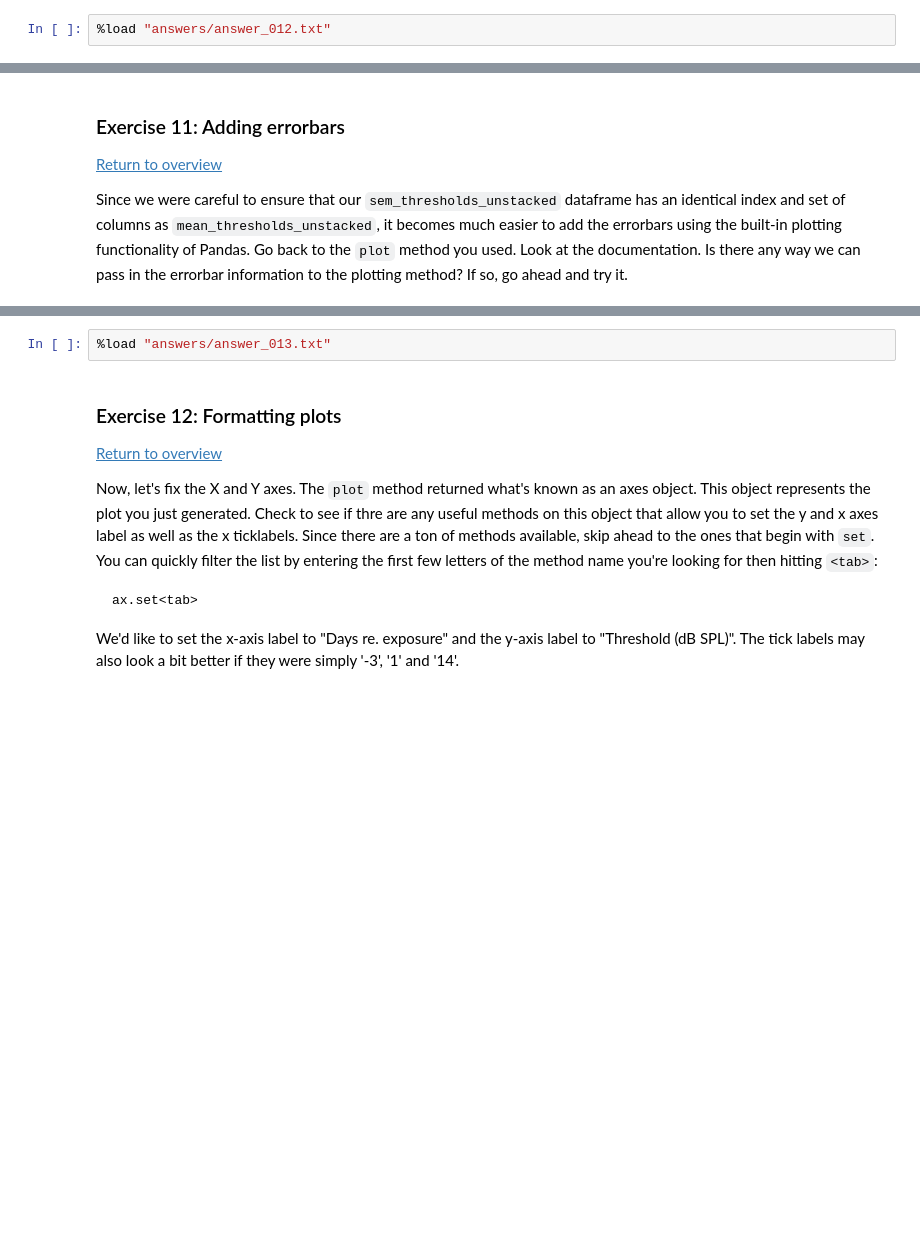
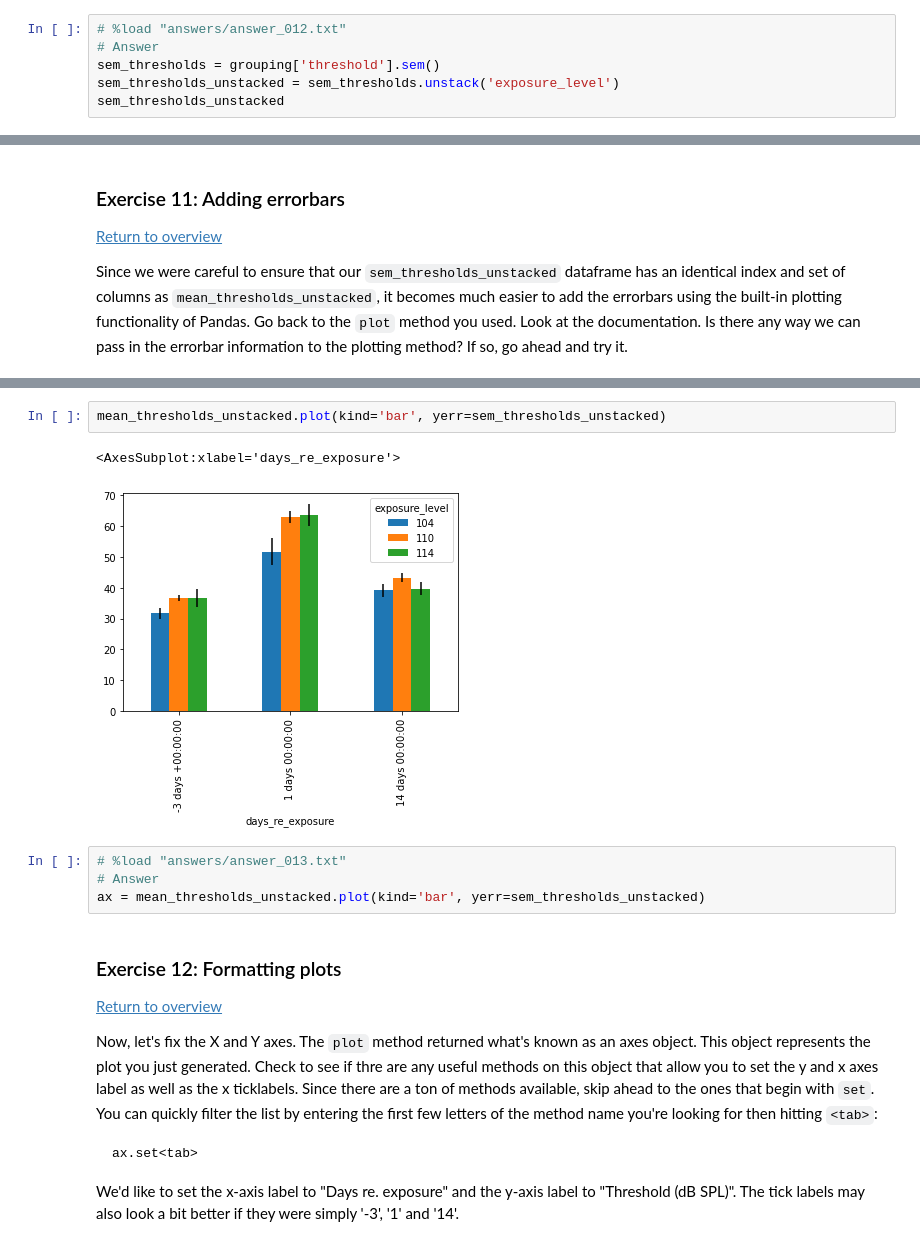
Before and after one commit to svdavid/NEUS642, a Jupyter notebook: notebooks/week3_01-18_pandas/working_with_dataframes_teacher.ipynb, the cells around one changed output, grey strips where cells are left out. Drawn from its saved outputs; the diff is of its cells as text; blank space fills up the shorter version.

```diff
--- a/notebooks/week3_01-18_pandas/working_with_dataframes_teacher.ipynb
+++ b/notebooks/week3_01-18_pandas/working_with_dataframes_teacher.ipynb
@@ -317,4 +502,8 @@ Now, scroll through the list that pops up. Does anything sound like a good candi
 
 Great, now calculate the SEM for each `exposure_level` and `days_re_exposure` group. Be sure to reshape the result so that each exposure level is a separate column (i.e., the shape should match that of `mean_thresholds_unstacked`).
 # %%
-%load "answers/answer_012.txt"
+# %load "answers/answer_012.txt"
+# Answer
+sem_thresholds = grouping['threshold'].sem()
+sem_thresholds_unstacked = sem_thresholds.unstack('exposure_level')
+sem_thresholds_unstacked
@@ -327,5 +541,12 @@ Since we were careful to ensure that our `sem_thresholds_unstacked` dataframe ha
+# %%
+mean_thresholds_unstacked.plot(kind='bar', yerr=sem_thresholds_unstacked)
+# %% [output]
+<AxesSubplot:xlabel='days_re_exposure'>
+[figure, added]
 # %%
-%load "answers/answer_013.txt"
+# %load "answers/answer_013.txt"
+# Answer
+ax = mean_thresholds_unstacked.plot(kind='bar', yerr=sem_thresholds_unstacked)
 # %% [markdown]
 <a id="26ac2c5a-f133-472b-a434-9c02ce157ee1"></a>
 ### Exercise 12: Formatting plots
```
Also changed, not shown: parts of 37 cells of this notebook, 16 other files.
